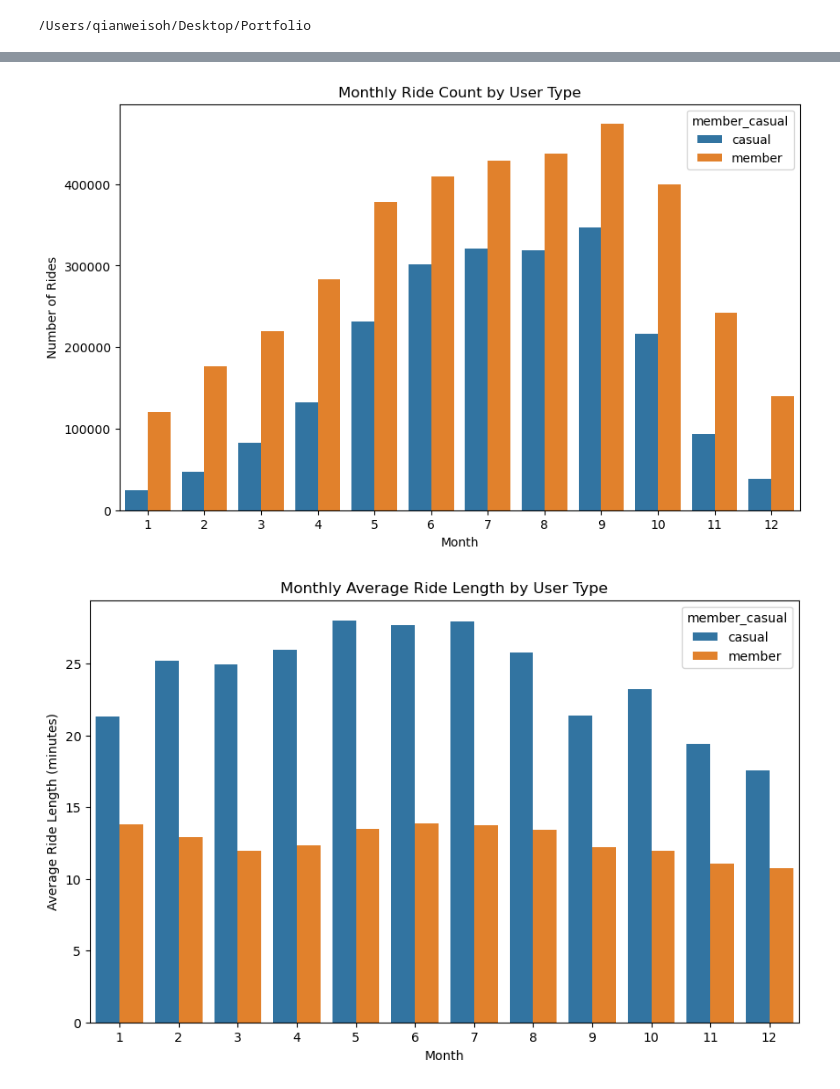
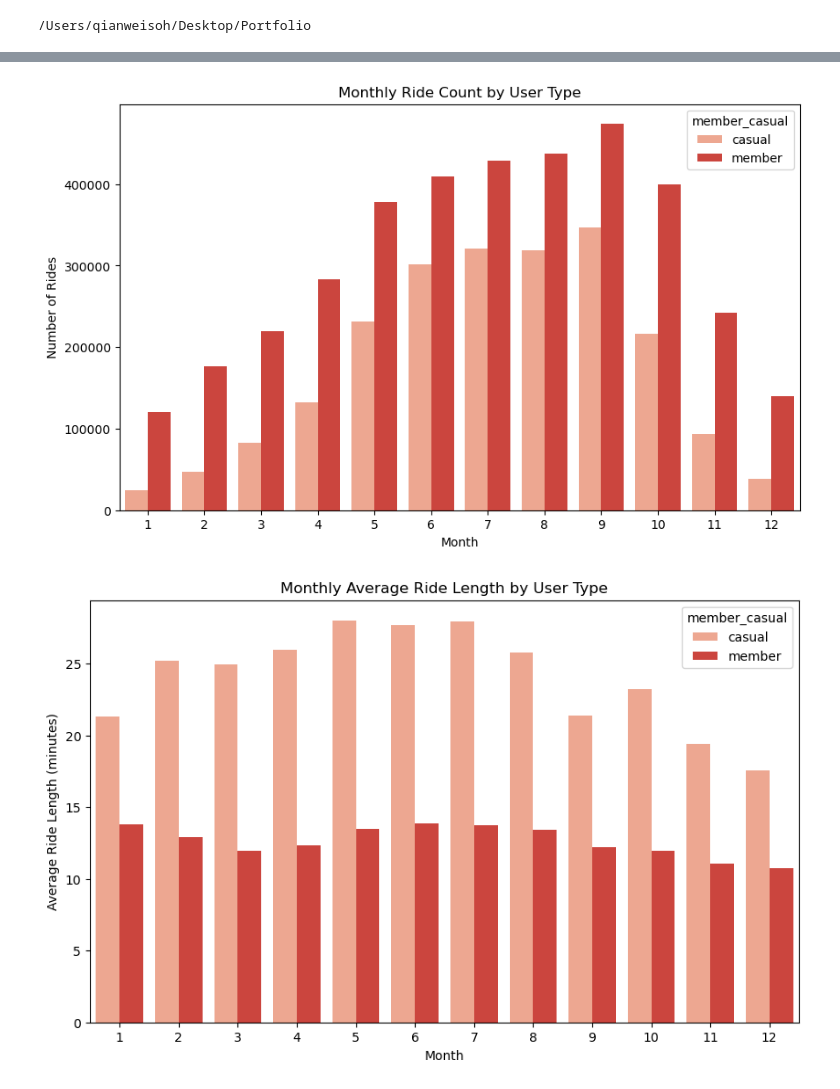
Before and after one commit to sohqianwei/Cyclistic-Data-Analysis, a Jupyter notebook: Analysis with Python/cyclistic-data-analysis.ipynb, the cells around one changed output, grey strips where cells are left out. Cells and saved outputs as stored; diff of their text form; code cells hidden in the pictures.

```diff
--- a/Analysis with Python/cyclistic-data-analysis.ipynb
+++ b/Analysis with Python/cyclistic-data-analysis.ipynb
@@ -23,7 +23,7 @@ import numpy as np
 import os
 # %%
 # Path to the folder containing the CSV files
-folder_path = '/Users/qianweisoh/Desktop/Portfolio/Cyclistic Case Study/CSV file'
+folder_path = '/Users/qianweisoh/Desktop/Portfolio/Cyclistic-Data-Analysis/Data files/CSV files'
 
 # Load and combine all CSV files
 all_files = [os.path.join(folder_path, file) for file in os.listdir(folder_path) if file.endswith('.csv')]
@@ -249,7 +252,7 @@ month member_casual
 monthly_data.to_csv('monthly_data.csv', header=True)
 # %%
 plt.figure(figsize=(10, 6))
-sns.barplot(data=monthly_data, x='month', y='ride_count', hue='member_casual')
+sns.barplot(data=monthly_data, x='month', y='ride_count', hue='member_casual', palette='Reds')
 plt.title('Monthly Ride Count by User Type')
 plt.xlabel('Month')
 plt.ylabel('Number of Rides')
@@ -258,16 +261,16 @@ plt.savefig('monthly_ride_count_by_user_type.png')
 
 plt.show()
 # %% [output]
-[figure, old version]
+[figure, new version]
 # %%
 plt.figure(figsize=(10, 6))
-sns.barplot(data=monthly_data, x='month', y='avg_ride_length', hue='member_casual')
+sns.barplot(data=monthly_data, x='month', y='avg_ride_length', hue='member_casual', palette='Reds')
 plt.title('Monthly Average Ride Length by User Type')
 plt.xlabel('Month')
 plt.ylabel('Average Ride Length (minutes)')
 
 plt.savefig('monthly average ride length by user type.png')
 
 plt.show()
 # %% [output]
-[figure, old version]
+[figure, new version]
```
Also changed, not shown: parts of 4 cells of this notebook, 8 other files.
